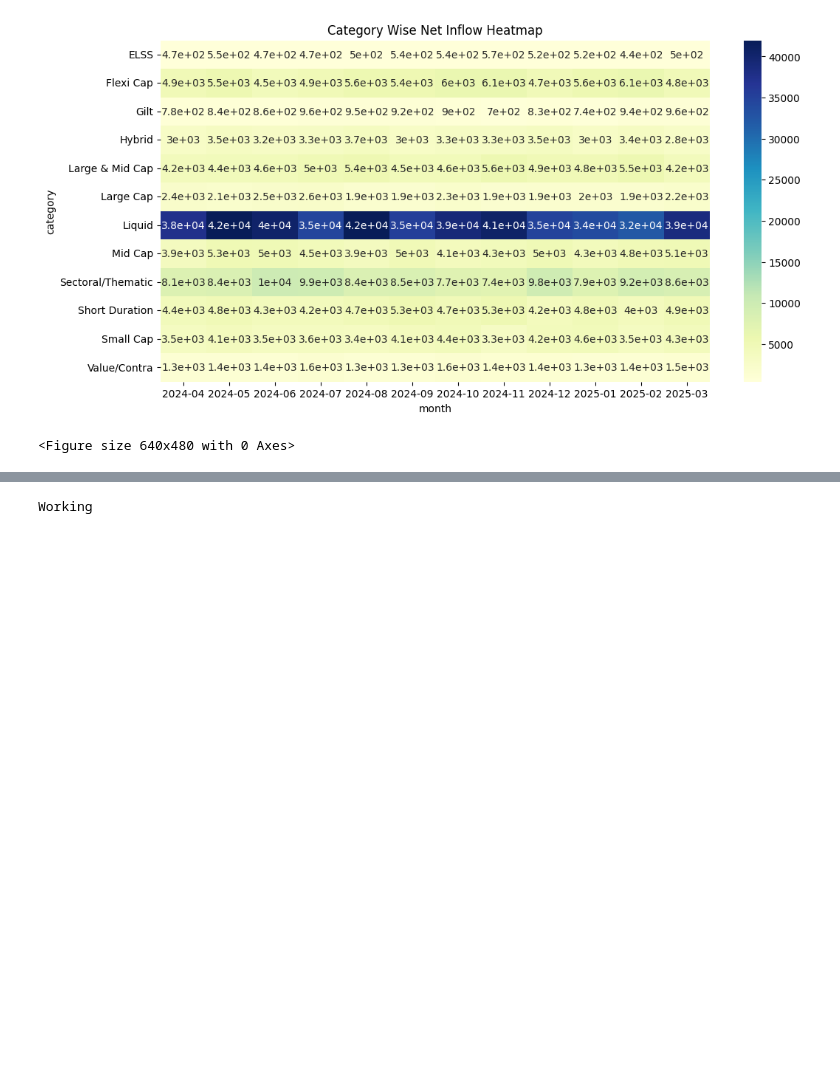
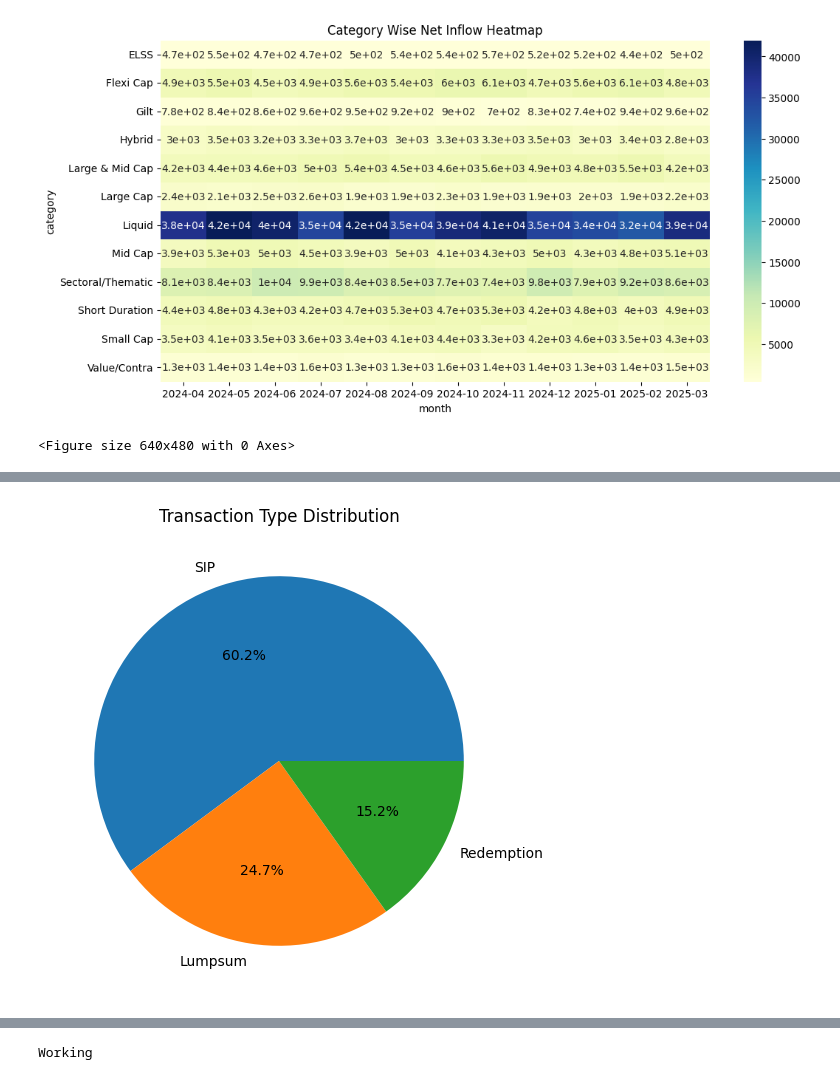
Before and after one commit to shrutikaghadge22-art/MutualFundProject, a Jupyter notebook: notebooks/EDA_Analysis.ipynb, the cells around one changed output, grey strips where cells are left out. Drawn from its saved outputs; the diff is of its cells as text; code cells hidden in the pictures; blank space fills up the shorter version.

```diff
--- a/notebooks/EDA_Analysis.ipynb
+++ b/notebooks/EDA_Analysis.ipynb
@@ -165,3 +165,7 @@ plt.show()
 plt.savefig("../reports/category_heatmap.png")
 # %% [output]
 <Figure size 640x480 with 0 Axes>
+# %%
+investor = pd.read_csv("../data/raw/08_investor_transactions.csv")
+
+investor.head()
@@ -167,0 +179,13 @@ plt.savefig("../reports/category_heatmap.png")
+# %%
+plt.figure(figsize=(6,6))
+
+investor['transaction_type'].value_counts().plot(
+    kind='pie',
+    autopct='%1.1f%%'
+)
+
+plt.title("Transaction Type Distribution")
+plt.ylabel("")
+plt.show()
+# %% [output]
+[figure, added]
```
Also changed, not shown: parts of 12 cells of this notebook, 5 other files.
